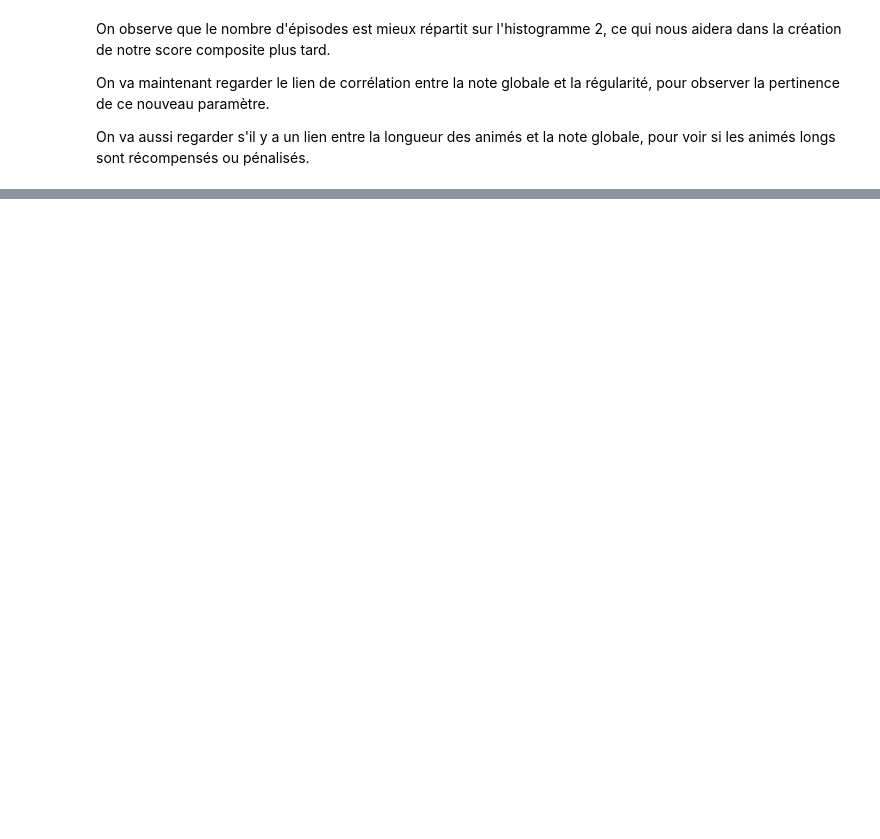
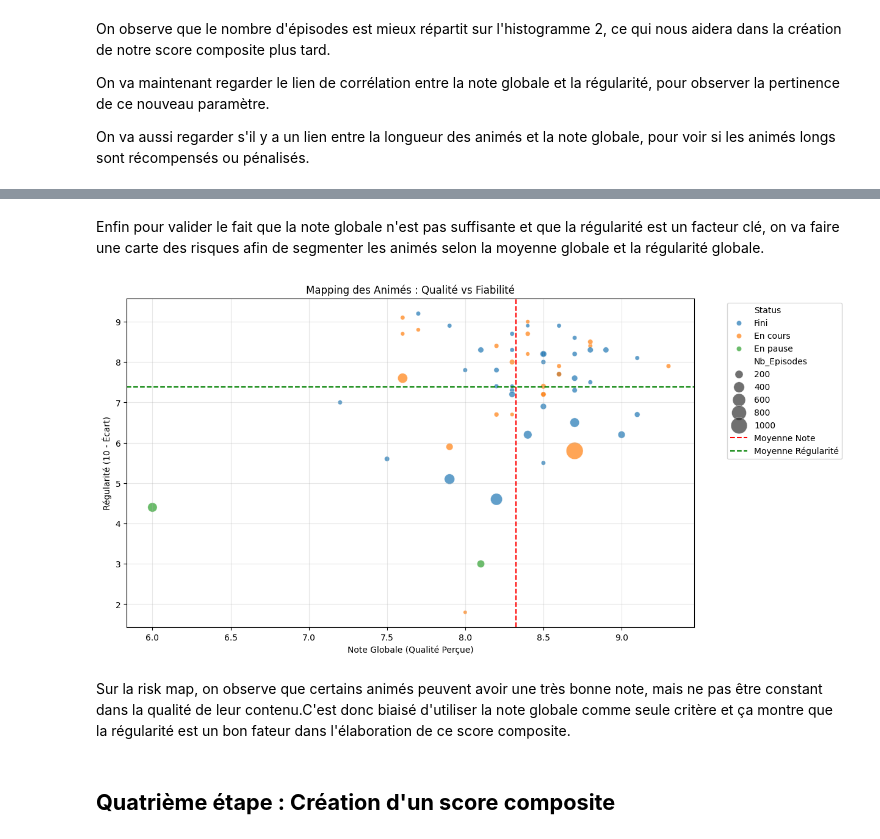
Before and after one commit to NoeChv-n/lemeilleur-anime, a Jupyter notebook: lemeilleuranime.ipynb, the cells around one changed output, grey strips where cells are left out. Cells and saved outputs as stored; diff of their text form; code cells hidden in the pictures; blank space fills up the shorter version.

```diff
--- a/lemeilleuranime.ipynb
+++ b/lemeilleuranime.ipynb
@@ -240,0 +255,30 @@ On voit que beaucoup de séries longues ont une régularité assez basse. Sans d
+# %% [markdown]
+Enfin pour valider le fait que la note globale n'est pas suffisante et que la régularité est un facteur clé, on va faire une carte des risques afin de segmenter les animés selon la moyenne globale et la régularité globale.
+# %%
+plt.figure(figsize=(12, 7))
+
+sns.scatterplot(
+    data=df,
+    x='Note_Globale',
+    y='Regularite',
+    hue='Status',
+    size='Nb_Episodes',
+    sizes=(20, 400),
+    alpha=0.7
+)
+
+plt.axvline(x=df['Note_Globale'].mean(), color='red', linestyle='--', label='Moyenne Note')
+plt.axhline(y=df['Regularite'].mean(), color='green', linestyle='--', label='Moyenne Régularité')
+
+plt.title("Mapping des Animés : Qualité vs Fiabilité")
+plt.xlabel("Note Globale (Qualité Perçue)")
+plt.ylabel("Régularité (10 - Écart)")
+plt.legend(bbox_to_anchor=(1.05, 1), loc='upper left')
+plt.grid(True, alpha=0.3)
+plt.show()
+# %% [output]
+[figure, added]
+# %% [markdown]
+Sur la risk map, on observe que certains animés peuvent avoir une très bonne note, mais ne pas être constant dans la qualité de leur contenu.C'est donc biaisé d'utiliser la note globale comme seule critère et ça montre que la régularité est un bon fateur dans l'élaboration de ce score composite.
+# %% [markdown]
+## **Quatrième étape : Création d'un score composite**
```
Also changed, not shown: parts of 34 cells of this notebook.
